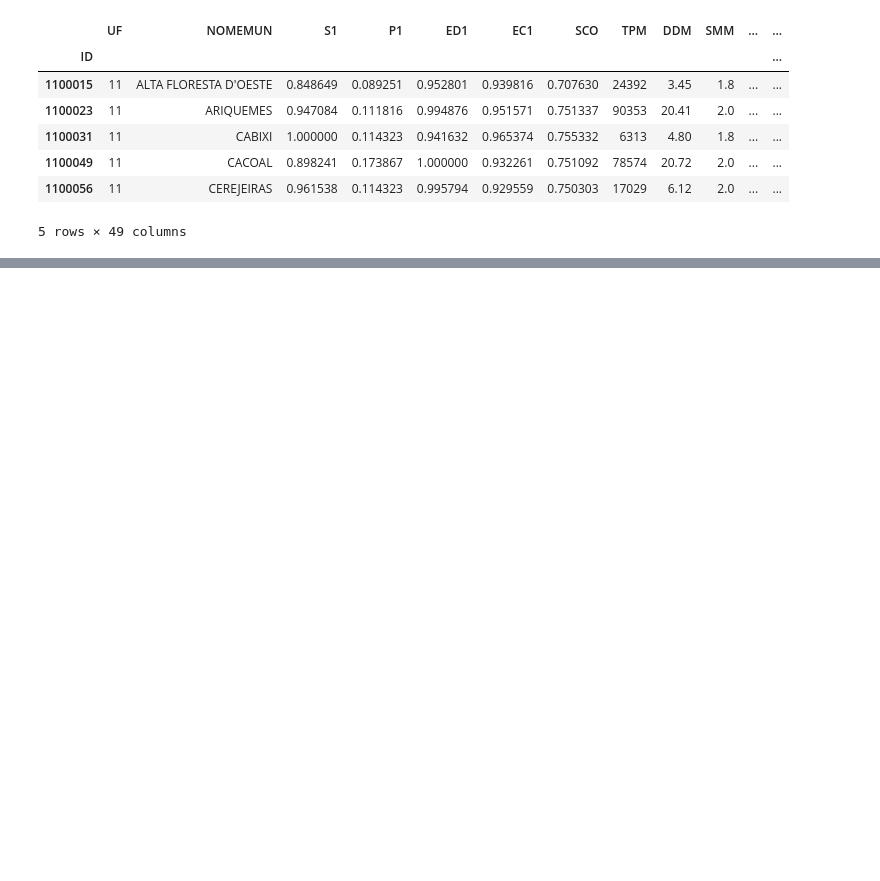
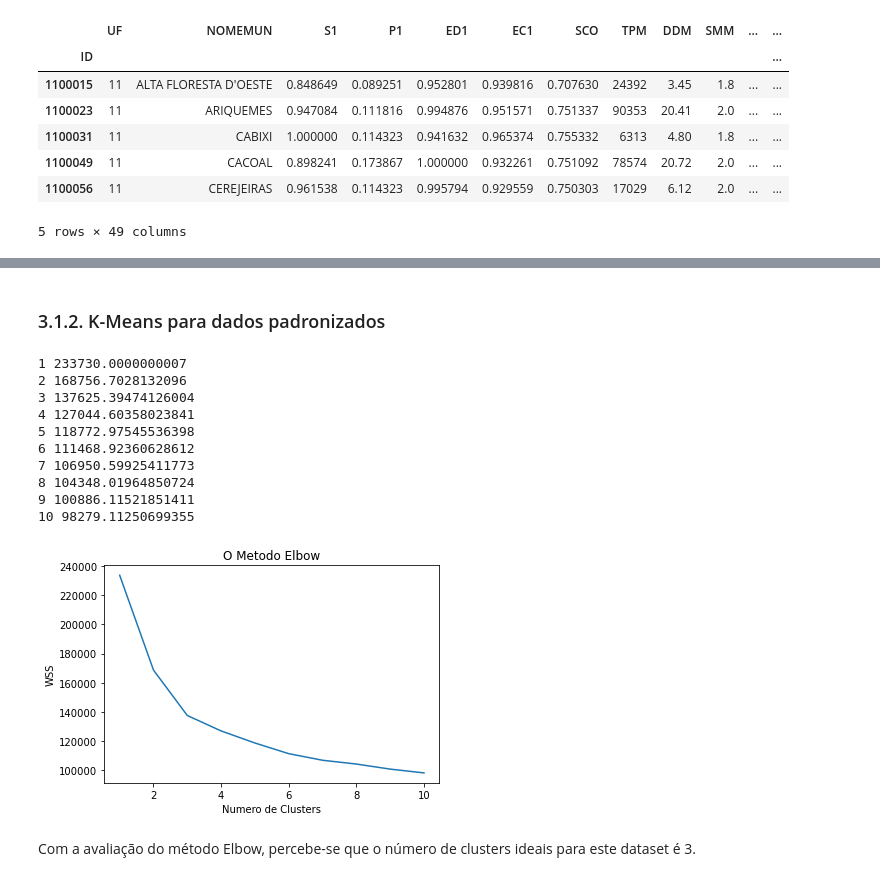
Before and after one commit to secretaria-ICA/Clusterizacao_dos_Municipios_Brasileiros_Uma_Abordagem_para_Igualdade_de_Genero, a Jupyter notebook: Trabalho_Izabella.ipynb, the cells around one changed output, grey strips where cells are left out. Drawn from its saved outputs; the diff is of its cells as text; code cells hidden in the pictures; blank space fills up the shorter version.

```diff
--- a/Trabalho_Izabella.ipynb
+++ b/Trabalho_Izabella.ipynb
@@ -169,11 +211,13 @@ Antes da aplicação do modelo, faz-se necessária a normalização dos dados. A
 # %%
 from sklearn.preprocessing import StandardScaler
 
+
 # Separando os valores no Dataset
-x = df.iloc[:,2:].values
+p = df.iloc[:,6:].values
+
 
 # padronizando os atributos
-x = StandardScaler().fit_transform(x)
+p = StandardScaler().fit_transform(p)
 
-print(x)
+print(p)
 # %% [output]
@@ -283,0 +340,30 @@ df.groupby(['Cluster']).count()
+# %% [markdown]
+### 3.1.2. K-Means para dados padronizados
+# %%
+from sklearn.cluster import KMeans
+wcss = []
+
+for i in range(1, 11):
+    kmeans = KMeans(n_clusters = i, init = 'k-means++', random_state=1234)
+    kmeans.fit(p)
+    print (i,kmeans.inertia_)
+    wcss.append(kmeans.inertia_)
+plt.plot(range(1, 11), wcss)
+plt.title('O Metodo Elbow')
+plt.xlabel('Numero de Clusters')
+plt.ylabel('WSS') #within cluster sum of squares
+plt.show()
+# %% [output]
+1 233730.0000000007
+2 168756.7028132096
+3 137625.39474126004
+4 127044.60358023841
+5 118772.97545536398
+6 111468.92360628612
+7 106950.59925411773
+8 104348.01964850724
+9 100886.11521851411
+10 98279.11250699355
+[figure, added]
+# %% [markdown]
+Com a avaliação do método Elbow, percebe-se que o número de clusters ideais para este dataset é 3.
```
Also changed, not shown: parts of 37 cells of this notebook.
